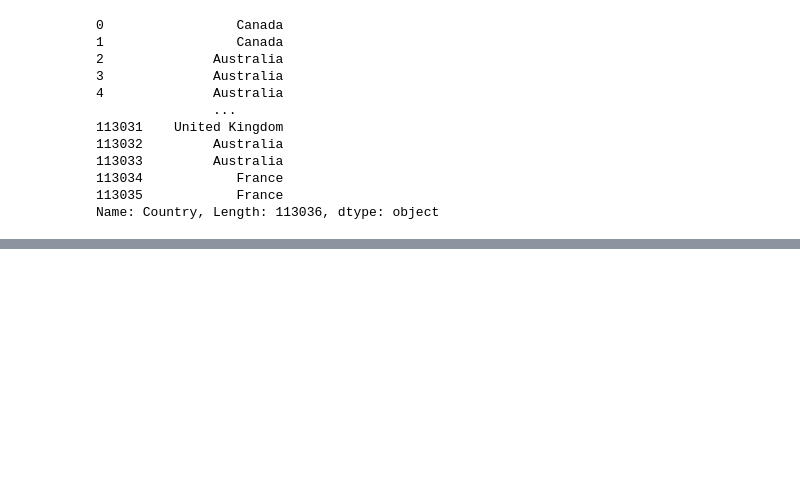
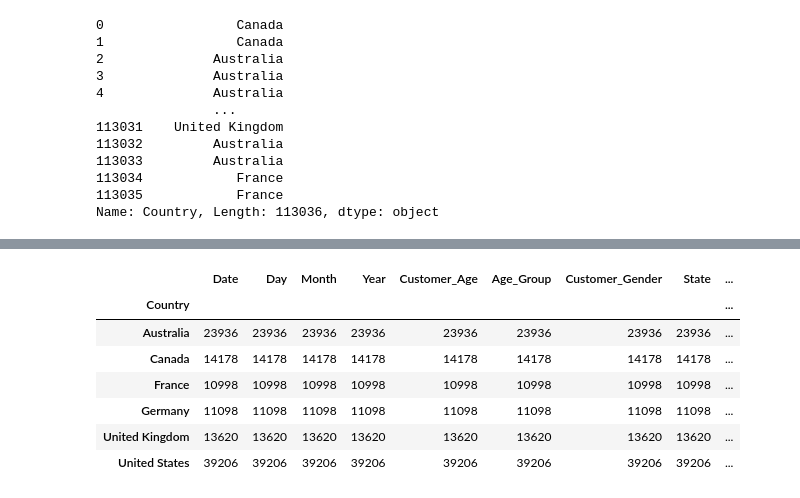
Before and after one commit to ammarmohsin/Data-Science-using-Python, a Jupyter notebook: 3-Data Manipulation.ipynb, the cells around one changed output, grey strips where cells are left out. Drawn from its saved outputs; the diff is of its cells as text; code cells hidden in the pictures; blank space fills up the shorter version.

```diff
--- a/3-Data Manipulation.ipynb
+++ b/3-Data Manipulation.ipynb
@@ -112,0 +368,12 @@ Name: Country, Length: 113036, dtype: object
+# %%
+# How many time each particular country value repeated in data?
+sales.groupby("Country").count()
+# %% [output]
+|  | Date | Day | Month | Year | Customer_Age | Age_Group | Customer_Gender | State | ... |
+| Country |  |  |  |  |  |  |  |  | ... |
+| Australia | 23936 | 23936 | 23936 | 23936 | 23936 | 23936 | 23936 | 23936 | ... |
+| Canada | 14178 | 14178 | 14178 | 14178 | 14178 | 14178 | 14178 | 14178 | ... |
+| France | 10998 | 10998 | 10998 | 10998 | 10998 | 10998 | 10998 | 10998 | ... |
+| Germany | 11098 | 11098 | 11098 | 11098 | 11098 | 11098 | 11098 | 11098 | ... |
+| United Kingdom | 13620 | 13620 | 13620 | 13620 | 13620 | 13620 | 13620 | 13620 | ... |
+| United States | 39206 | 39206 | 39206 | 39206 | 39206 | 39206 | 39206 | 39206 | ... |
```
Also changed, not shown: parts of 21 cells of this notebook.
